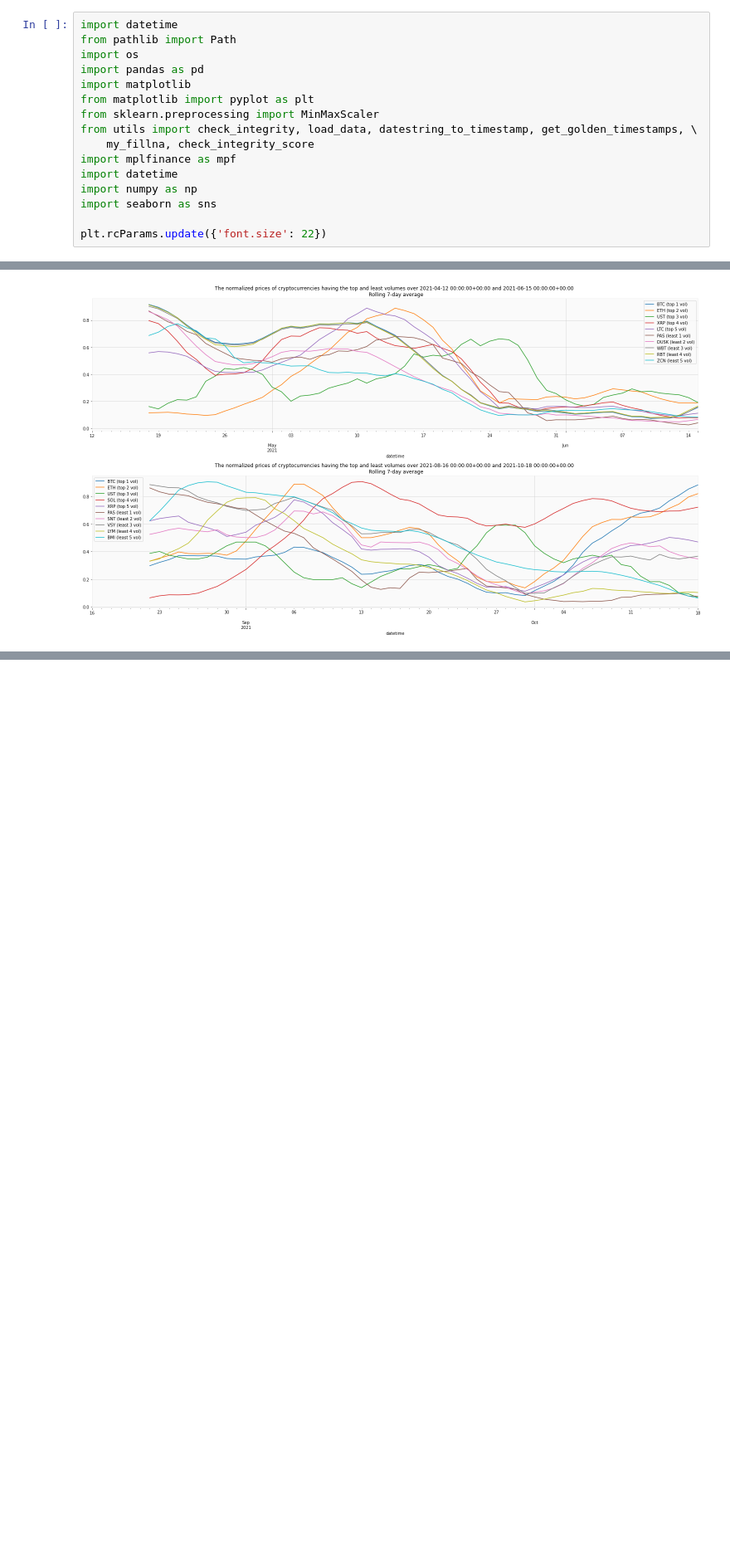
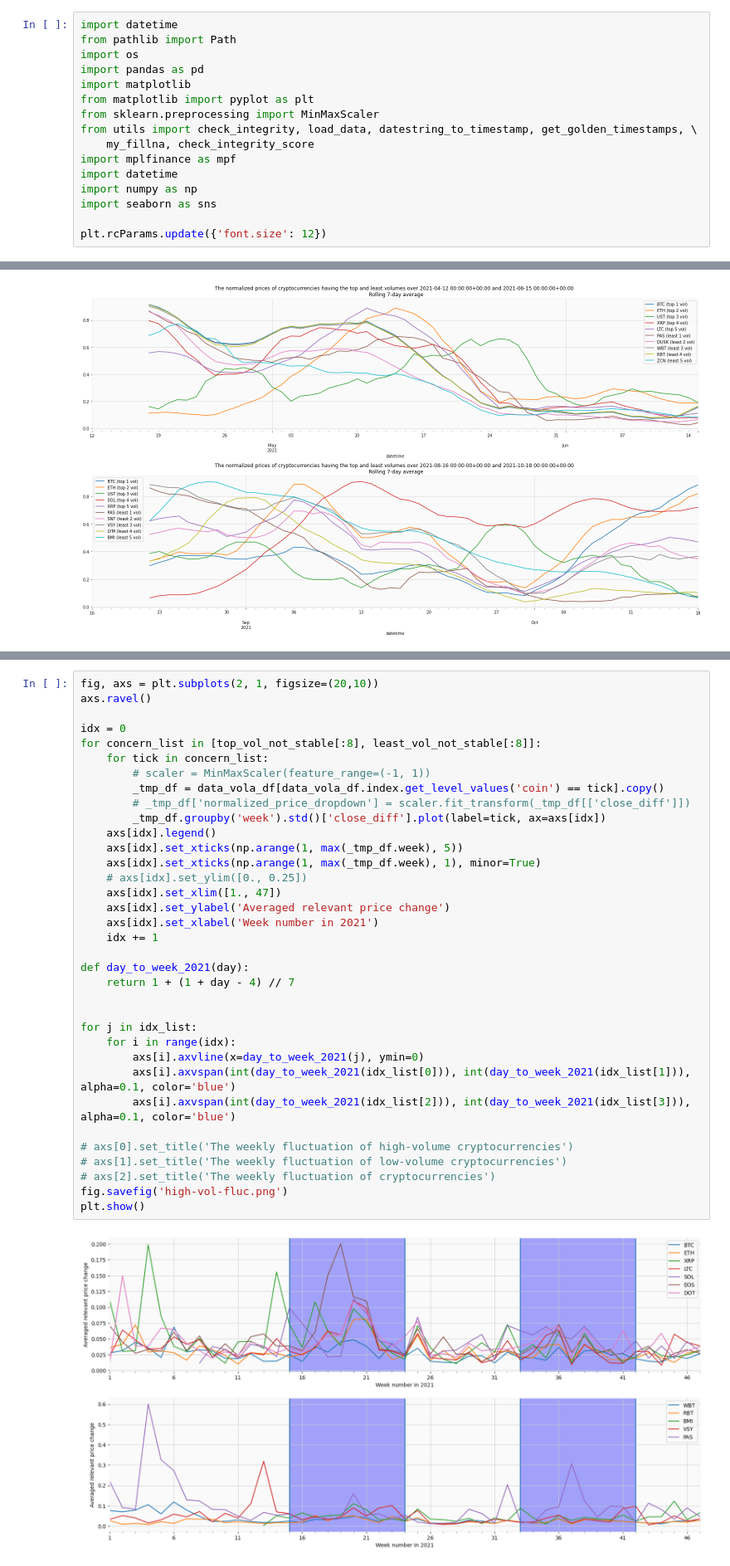
Before and after one commit to codingFerryman/crypto_market_hierarchy_structure, a Jupyter notebook: src/exploration.ipynb, the cells around one changed output, grey strips where cells are left out. Shown at 83% size. Saved outputs shown, nothing was run; the diff lists cells and outputs as text; blank space fills up the shorter version.

```diff
--- a/src/exploration.ipynb
+++ b/src/exploration.ipynb
@@ -17,7 +15,7 @@ import datetime
 import numpy as np
 import seaborn as sns
 
-plt.rcParams.update({'font.size': 22})
+plt.rcParams.update({'font.size': 12})
 # %%
 data_dir = Path(os.getcwd(), '..', 'data').resolve()
 intervals = ['1D', '1W', '3h', '30m']
@@ -196,2 +337,39 @@ vol_concern = list({*least_vol_all, *top_vol_all})
+# %%
+fig, axs = plt.subplots(2, 1, figsize=(20,10))
+axs.ravel()
+
+idx = 0
+for concern_list in [top_vol_not_stable[:8], least_vol_not_stable[:8]]:
+    for tick in concern_list:
+        # scaler = MinMaxScaler(feature_range=(-1, 1))
+        _tmp_df = data_vola_df[data_vola_df.index.get_level_values('coin') == tick].copy()
+        # _tmp_df['normalized_price_dropdown'] = scaler.fit_transform(_tmp_df[['close_diff']])
+        _tmp_df.groupby('week').std()['close_diff'].plot(label=tick, ax=axs[idx])
+    axs[idx].legend()
+    axs[idx].set_xticks(np.arange(1, max(_tmp_df.week), 5))
+    axs[idx].set_xticks(np.arange(1, max(_tmp_df.week), 1), minor=True)
+    # axs[idx].set_ylim([0., 0.25])
+    axs[idx].set_xlim([1., 47])
+    axs[idx].set_ylabel('Averaged relevant price change')
+    axs[idx].set_xlabel('Week number in 2021')
+    idx += 1
+
+def day_to_week_2021(day):
+    return 1 + (1 + day - 4) // 7
+
+
+for j in idx_list:
+    for i in range(idx):
+        axs[i].axvline(x=day_to_week_2021(j), ymin=0)
+        axs[i].axvspan(int(day_to_week_2021(idx_list[0])), int(day_to_week_2021(idx_list[1])), alpha=0.1, color='blue')
+        axs[i].axvspan(int(day_to_week_2021(idx_list[2])), int(day_to_week_2021(idx_list[3])), alpha=0.1, color='blue')
+
+# axs[0].set_title('The weekly fluctuation of high-volume cryptocurrencies')
+# axs[1].set_title('The weekly fluctuation of low-volume cryptocurrencies')
+# axs[2].set_title('The weekly fluctuation of cryptocurrencies')
+fig.savefig('high-vol-fluc.png')
+plt.show()
+# %% [output]
+[figure, added]
 # %% [markdown]
 ## One-week fluctuation (the standard deviation of close price)
```
Also changed, not shown: parts of 27 cells of this notebook.
